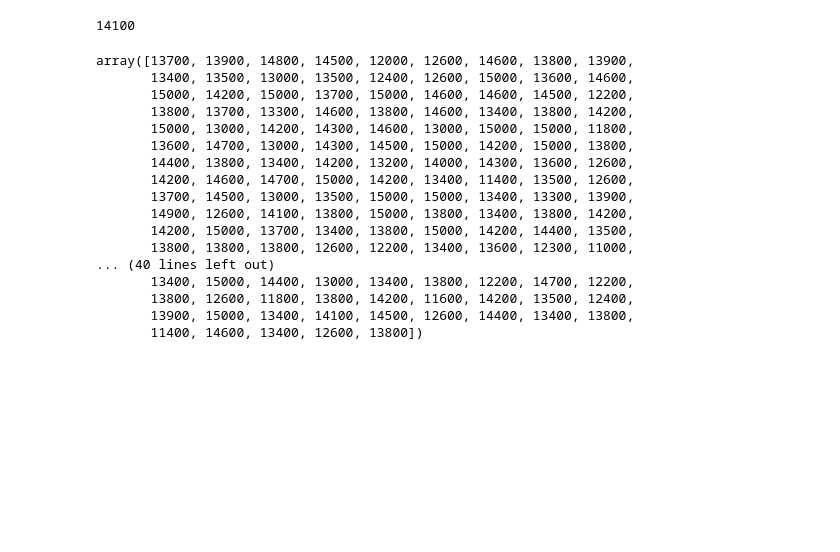
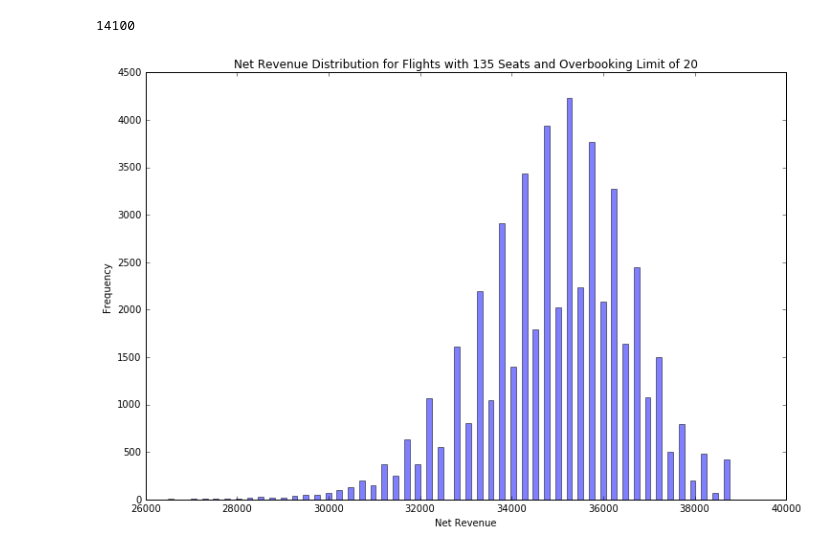
Before and after one commit to SallyM/flight-revenue-simulation, a Jupyter notebook: Simulation.ipynb, the cells around one changed output. Cells and saved outputs as stored; diff of their text form; code cells hidden in the pictures; blank space fills up the shorter version.

Commit message:
Fix simulation function and output net revenue simulated distribution histogram

```diff
--- a/Simulation.ipynb
+++ b/Simulation.ipynb
@@ -202,15 +202,15 @@ def net_revenue_sim(obl, seats, ticket_price, bump_cost, lam, p, trials = 500):
             tix_revenue
     """
     data_dict = {}
-    data_dict["sim_demand"] = demand_simulation(lam, trials)
+    data_dict["sim_demand"] = demand_sim(lam, trials)
     booking_cap = booking_capacity(seats, obl)
-    data_dict["booked"] = np.array([booked_tickets_sim(x, booking_cap) for x in sim_demand])
-    data_dict["ready_to_board"] = np.array([ready_to_board_sim(x, p) for x in booked])
-    no_shows = np.array([no_shows_sim(x, y) for x in booked for y in ready_to_board])
-    bumped = np.array([bumped_sim(seats, x) for x in ready_to_board])
-    total_tix_revenue = np.array([revenue_from_tickets_sim(ticket_price, x) for x in booked])
-    no_show_revenue = np.array([revenue_from_tickets_sim(ticket_price, x) for x in no_shows])
-    overbooking_cost = np.array([bump_cost * x for x in bumped])
-    net_revenue = total_tix_revenue - overbooking_cost
-    simulation_df = pd.DataFrame()
-    return demand, booking_capacity, booked, ready_to_board, no_shows, bumped, total_tix_revenue, no_show_revenue, overbooking_cost
+    data_dict["booked"] = np.array([booked_tickets_sim(x, booking_cap) for x in data_dict["sim_demand"]])
+    data_dict["ready_to_board"] = np.array([ready_to_board_sim(x, p) for x in data_dict["booked"]])
+    data_dict["no_shows"] = np.array([no_shows_sim(data_dict["booked"][i], data_dict["ready_to_board"][i]) for i in xrange(trials)])
+    data_dict["bumped"] = np.array([bumped_sim(seats, x) for x in data_dict["ready_to_board"]])
+    data_dict["gross_tix_revenue"] = np.array([revenue_from_tickets_sim(ticket_price, x) for x in data_dict["booked"]])
+    data_dict["no_show_revenue"] = np.array([revenue_from_tickets_sim(ticket_price, x) for x in data_dict["no_shows"]])
+    data_dict["overbooking_cost"] = np.array([bump_cost * x for x in data_dict["bumped"]])
+    data_dict["net_revenue"] = data_dict["gross_tix_revenue"] - data_dict["overbooking_cost"]
+    simulation_df = pd.DataFrame(data = data_dict)
+    return simulation_df
@@ -228,29 +217,15 @@ net_revenue = total_tix_revenue - overbooking_cost
-# %%
-sim_demand
-booking_cap
-booked
-ready_to_board
-no_shows
-bumped
-total_tix_revenue
-no_show_revenue
-overbooking_cost
-net_revenue
-# %% [output]
-array([13700, 13900, 14800, 14500, 12000, 12600, 14600, 13800, 13900,
-       13400, 13500, 13000, 13500, 12400, 12600, 15000, 13600, 14600,
-       15000, 14200, 15000, 13700, 15000, 14600, 14600, 14500, 12200,
-       13800, 13700, 13300, 14600, 13800, 14600, 13400, 13800, 14200,
-       15000, 13000, 14200, 14300, 14600, 13000, 15000, 15000, 11800,
-       13600, 14700, 13000, 14300, 14500, 15000, 14200, 15000, 13800,
-       14400, 13800, 13400, 14200, 13200, 14000, 14300, 13600, 12600,
-       14200, 14600, 14700, 15000, 14200, 13400, 11400, 13500, 12600,
-       13700, 14500, 13000, 13500, 15000, 15000, 13400, 13300, 13900,
-       14900, 12600, 14100, 13800, 15000, 13800, 13400, 13800, 14200,
-       14200, 15000, 13700, 13400, 13800, 15000, 14200, 14400, 13500,
-       13800, 13800, 13800, 12600, 12200, 13400, 13600, 12300, 11000,
-... (40 lines left out)
-       13400, 15000, 14400, 13000, 13400, 13800, 12200, 14700, 12200,
-       13800, 12600, 11800, 13800, 14200, 11600, 14200, 13500, 12400,
-       13900, 15000, 13400, 14100, 14500, 12600, 14400, 13400, 13800,
-       11400, 14600, 13400, 12600, 13800])
+# %%
+obl = 20
+s = 135
+tp = 250
+bc = 500
+sim = net_revenue_sim(obl = obl, seats = s, ticket_price = tp, bump_cost = bc, lam = 150, p = 0.92, trials = 50000)
+plt.figure(figsize=(12,8))
+plt.hist(sim["net_revenue"].values, bins = 100, alpha = 0.5)
+plt.xlabel("Net Revenue")
+plt.ylabel("Frequency")
+plt.title("Net Revenue Distribution for Flights with {} Seats and Overbooking Limit of {}".format(s, obl))
+plt.savefig("plots/net_revenue_sim_dist.png")
+plt.show()
+# %% [output]
+[figure, added]
```
Also changed, not shown: parts of 1 cell of this notebook, 1 other file.
